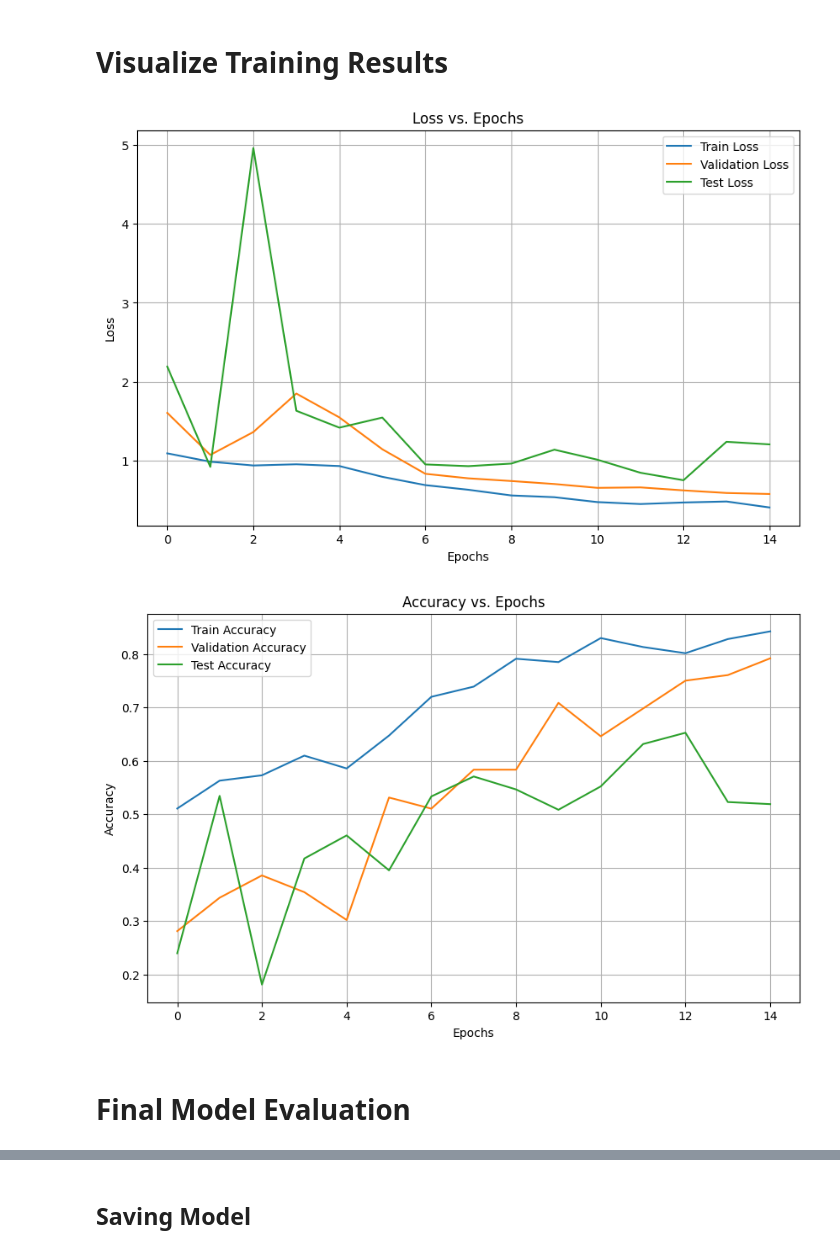
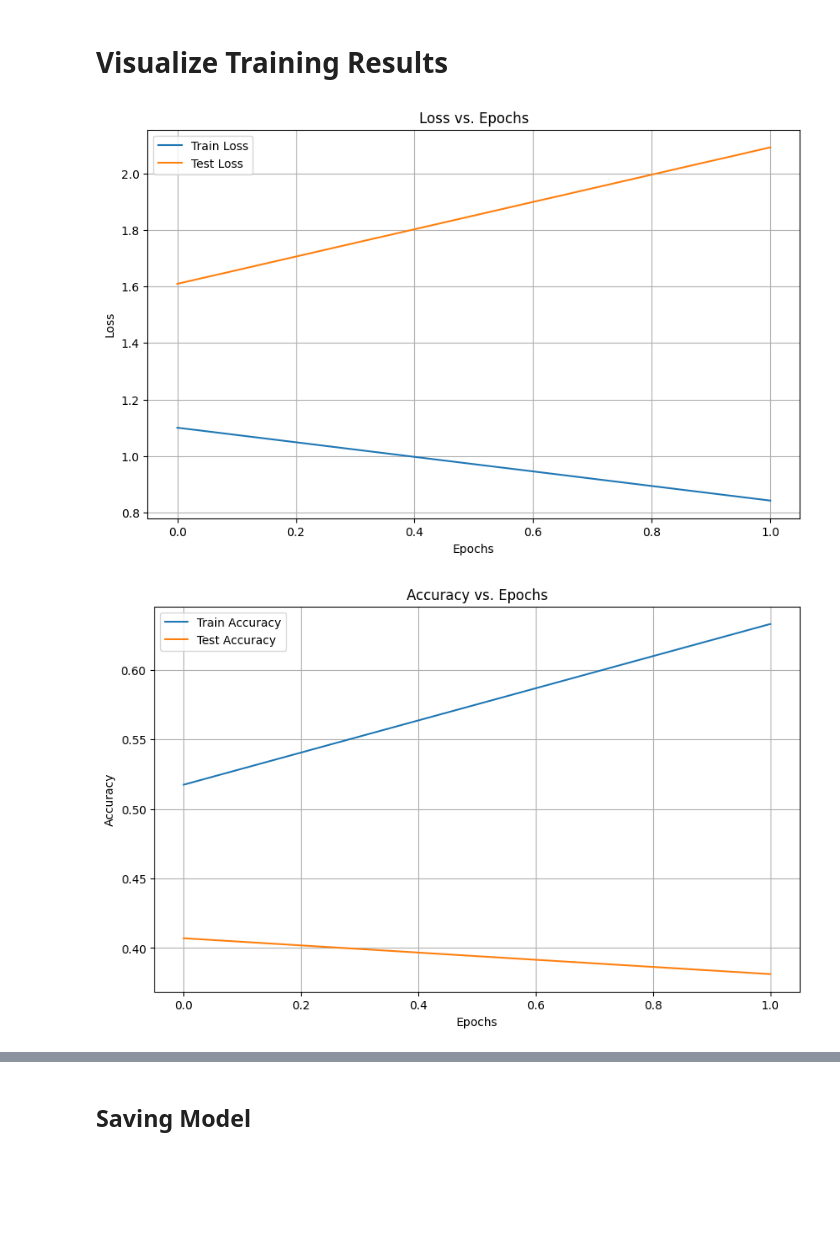
Before and after one commit to zyaddmostafa/graduation-project-depi, a Jupyter notebook: chest.ipynb/chest-ctscan-pytorch-classification (1).ipynb, the cells around one changed output, grey strips where cells are left out. Drawn from its saved outputs; the diff is of its cells as text; code cells hidden in the pictures; blank space fills up the shorter version.

```diff
--- a/chest.ipynb/chest-ctscan-pytorch-classification (1).ipynb
+++ b/chest.ipynb/chest-ctscan-pytorch-classification (1).ipynb
@@ -372,11 +356,11 @@ def test_step(model: torch.nn.Module,
     model.eval()
 
     test_loss, test_acc = 0, 0
-    y_pred_list = []
-    y_true_list = []
+
 
     with torch.inference_mode():
         for batch, (X, y) in enumerate(dataloader):
+            # Move data to the appropriate device
             X, y = X.to(device), y.to(device)
 
             # Forward pass
@@ -389,30 +373,28 @@ def test_step(model: torch.nn.Module,
             test_acc += ((test_pred_labels == y).sum().item() / len(test_pred_labels))
 
             # Store predictions and true labels for confusion matrix
-            y_pred_list.extend(test_pred_labels.cpu().numpy())
-            y_true_list.extend(y.cpu().numpy())
 
     # Calculate averages
     test_loss = test_loss / len(dataloader)
     test_acc = test_acc / len(dataloader)
-    return test_loss, test_acc, y_pred_list, y_true_list
+    return test_loss, test_acc,
 # %%
 def train(model: torch.nn.Module,
           train_dataloader,
           test_dataloader,
           val_dataloader,
           optimizer,
-          scheduler,
           loss_fn: torch.nn.Module = nn.CrossEntropyLoss(),
           epochs: int = 5,
           device=device):
 
     results = {"train_loss": [],
                "train_acc": [],
+               "test_loss": [],
+               "test_acc": [],
                "val_loss": [],
                "val_acc": [],
-               "test_loss": [],
-               "test_acc": []}
+               }
 
     # Track best validation accuracy
     best_val_acc = 0.0
@@ -426,15 +408,22 @@ def train(model: torch.nn.Module,
                                          loss_fn=loss_fn,
                                          optimizer=optimizer,
                                          device=device)
+        # testing
+        test_loss, test_acc, = test_step(model=model,
+                                           dataloader=test_dataloader,
+                                           loss_fn=loss_fn,
+                                           device=device)
 
         # Validation
-        val_loss, val_acc, _, _ = test_step(model=model,
+        val_loss, val_acc, = test_step(model=model,
                                          dataloader=val_dataloader,
                                          loss_fn=loss_fn,
                                          device=device)
 
-        # Update learning rate based on validation loss
-        scheduler.step(val_loss)
+
+
+
+
 
         # Save best model
         if val_acc > best_val_acc:
@@ -442,11 +431,7 @@ def train(model: torch.nn.Module,
             torch.save(model.state_dict(), "best_model.pth")
             print(f"New best model saved with validation accuracy: {best_val_acc:.4f}")
 
-        # Test (optional, could be skipped during training)
-        test_loss, test_acc, _, _ = test_step(model=model,
-                                           dataloader=test_dataloader,
-                                           loss_fn=loss_fn,
-                                           device=device)
+
 
         print(f"Train loss: {train_loss:.4f} | Train acc: {train_acc:.4f}")
         print(f"Val loss: {val_loss:.4f} | Val acc: {val_acc:.4f}")
@@ -465,22 +450,22 @@ def train(model: torch.nn.Module,
     model.load_state_dict(torch.load("best_model.pth"))
     print(f"Loaded best model with validation accuracy: {best_val_acc:.4f}")
 
-    return results, model
+    return results
 # %%
+
 # Set number of epochs
-NUM_EPOCHS = 15
+NUM_EPOCHS = 2
 
 # Start the timer
 from timeit import default_timer as timer
 start_time = timer()
 
 # Train the model
-model_results, trained_model = train(model=resnet18_model,
+model_results = train(model=resnet18_model,
                                     train_dataloader=train_dataloader,
                                     test_dataloader=test_dataloader,
                                     val_dataloader=val_dataloader,
                                     optimizer=optimizer,
-                                    scheduler=scheduler,
                                     loss_fn=loss_fn,
                                     epochs=NUM_EPOCHS)
 
@@ -556,29 +479,25 @@ Epoch 12/15
 # %%
 # Plot the training and validation loss
 plt.figure(figsize=(10, 6))
 plt.plot(model_results["train_loss"], label="Train Loss")
-plt.plot(model_results["val_loss"], label="Validation Loss")
 plt.plot(model_results["test_loss"], label="Test Loss")
 plt.title("Loss vs. Epochs")
 plt.xlabel("Epochs")
 plt.ylabel("Loss")
 plt.legend()
 plt.grid(True)
 plt.show()
 
 # Plot the training and validation accuracy
 plt.figure(figsize=(10, 6))
 plt.plot(model_results["train_acc"], label="Train Accuracy")
-plt.plot(model_results["val_acc"], label="Validation Accuracy")
 plt.plot(model_results["test_acc"], label="Test Accuracy")
 plt.title("Accuracy vs. Epochs")
 plt.xlabel("Epochs")
 plt.ylabel("Accuracy")
 plt.legend()
 plt.grid(True)
 plt.show()
 # %% [output]
-[figure, old version]
+[figure, new version]
-[figure, old version]
+[figure, new version]
-# %% [markdown]
-# Final Model Evaluation
```
Also changed, not shown: parts of 22 cells of this notebook, 8 other files.
